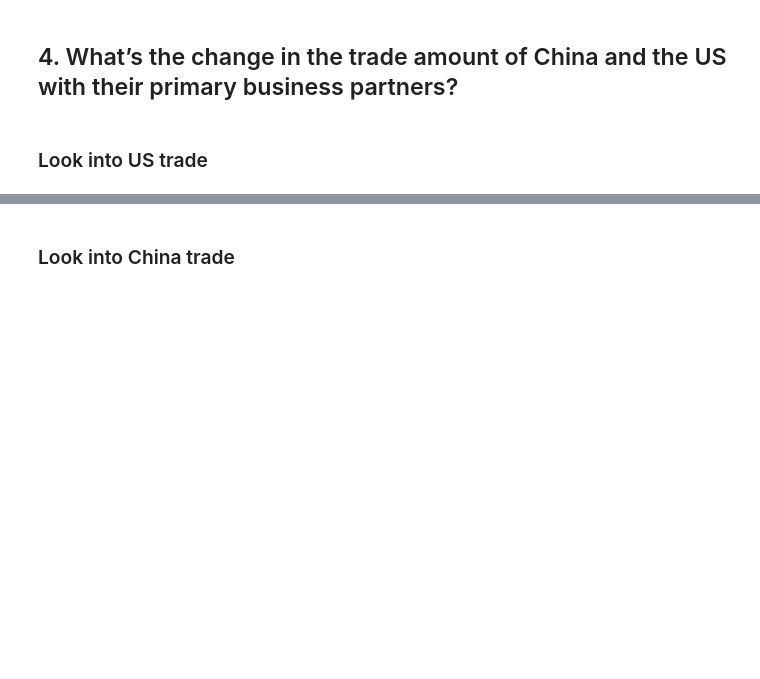
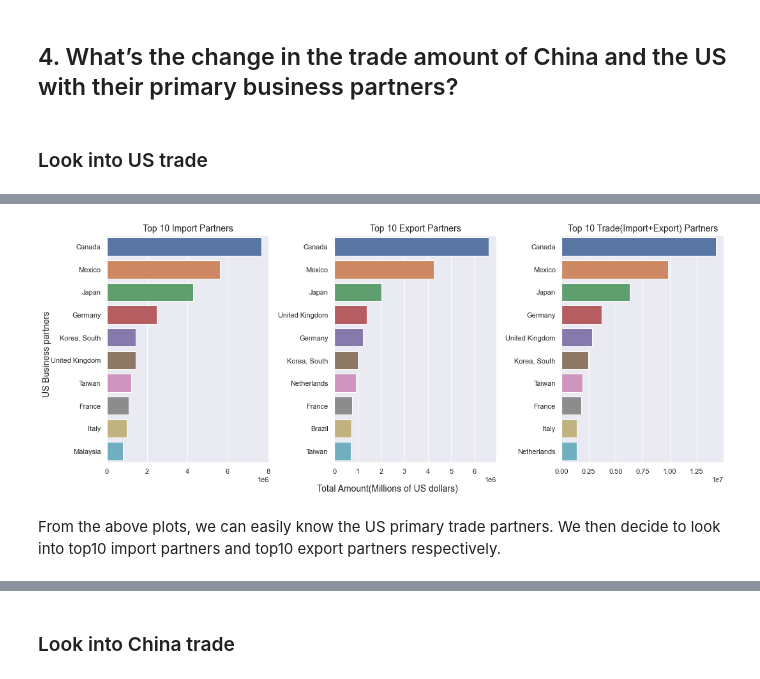
Before and after one commit to epfl-ada/ada-2020-project-milestone-p3-p3_lovela-data-science, a Jupyter notebook: project_notebook.ipynb, the cells around one changed output, grey strips where cells are left out. Drawn from its saved outputs; the diff is of its cells as text; code cells hidden in the pictures; blank space fills up the shorter version.

```diff
--- a/project_notebook.ipynb
+++ b/project_notebook.ipynb
@@ -586 +721,50 @@ us_export_year.head(5)
+# %%
+# To find US top trade partners, we aggregate the total trade amount each year
+# Find top five import partners (without China)
+us_import_year = us_import.filter(['CTYNAME','IYR'], axis=1)
+us_import_year = us_import_year.groupby('CTYNAME').sum()
+us_import_year = us_import_year.drop('China')
+us_import_year = us_import_year.sort_values(by=['IYR'], ascending=False)
+
+# Find top five export partners (without China)
+us_export_year = us_export.filter(['CTYNAME','EYR'], axis=1)
+us_export_year = us_export_year.groupby('CTYNAME').sum()
+us_export_year = us_export_year.drop('China')
+us_export_year = us_export_year.sort_values(by=['EYR'], ascending=False)
+
+# Find top trade partners (without China)
+us_ie_year = pd.concat([us_import_year, us_export_year], axis=1)
+us_ie_year['SUM'] = us_ie_year.IYR + us_ie_year.EYR
+us_ie_year = us_ie_year.sort_values(by=['SUM'], ascending=False)
+
+# Visualize to get a clear picture on US top ten trade partners
+us_import_year_top = us_import_year[:10]
+us_export_year_top = us_export_year[:10]
+us_ie_year_top = us_ie_year[:10]
+sns.set(rc={'figure.figsize':(15,6)})
+
+fig = plt.figure()
+ax1 = plt.subplot(131)
+sns.barplot(us_import_year_top.IYR,us_import_year_top.index).set_title('Top 10 Import Partners', fontsize=14)
+ax2 = plt.subplot(132)
+sns.barplot(us_export_year_top.EYR,us_export_year_top.index).set_title('Top 10 Export Partners', fontsize=14)
+ax3 = plt.subplot(133)
+sns.barplot(us_ie_year_top.SUM,us_ie_year_top.index).set_title('Top 10 Trade(Import+Export) Partners', fontsize=14)
+
+ax1.xaxis.label.set_visible(False)
+ax2.xaxis.label.set_visible(False)
+ax3.xaxis.label.set_visible(False)
+ax1.yaxis.label.set_visible(False)
+ax2.yaxis.label.set_visible(False)
+ax3.yaxis.label.set_visible(False)
+
+fig.text(0.5, 0, 'Total Amount(Millions of US dollars)', ha='center', fontsize=14)
+fig.text(0, 0.5, 'US Business partners', va='center', rotation='vertical', fontsize=14)
+
+fig.tight_layout()
+plt.show()
+# %% [output]
+[figure, added]
+# %% [markdown]
+From the above plots, we can easily know the US primary trade partners. We then decide to look into top10 import partners and top10 export partners respectively.
 # %%
```
Also changed, not shown: parts of 80 cells of this notebook.
